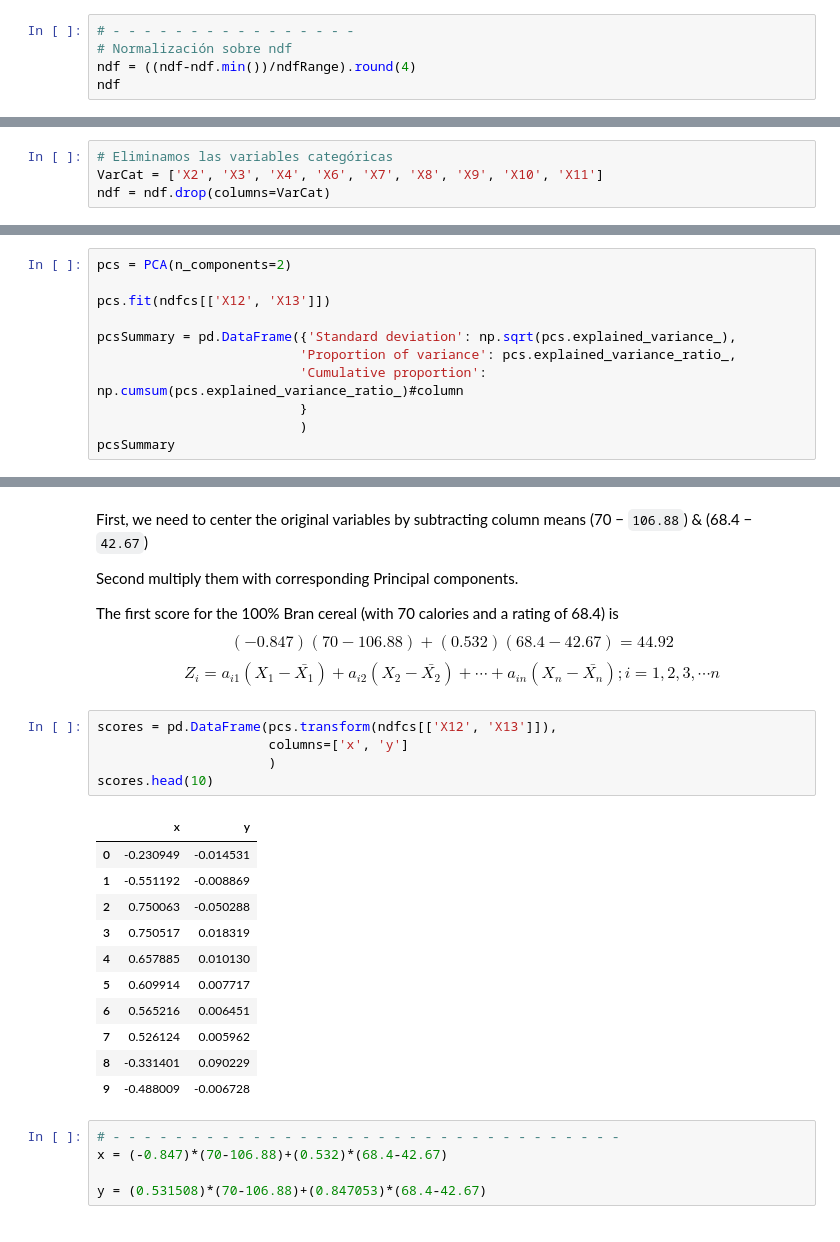
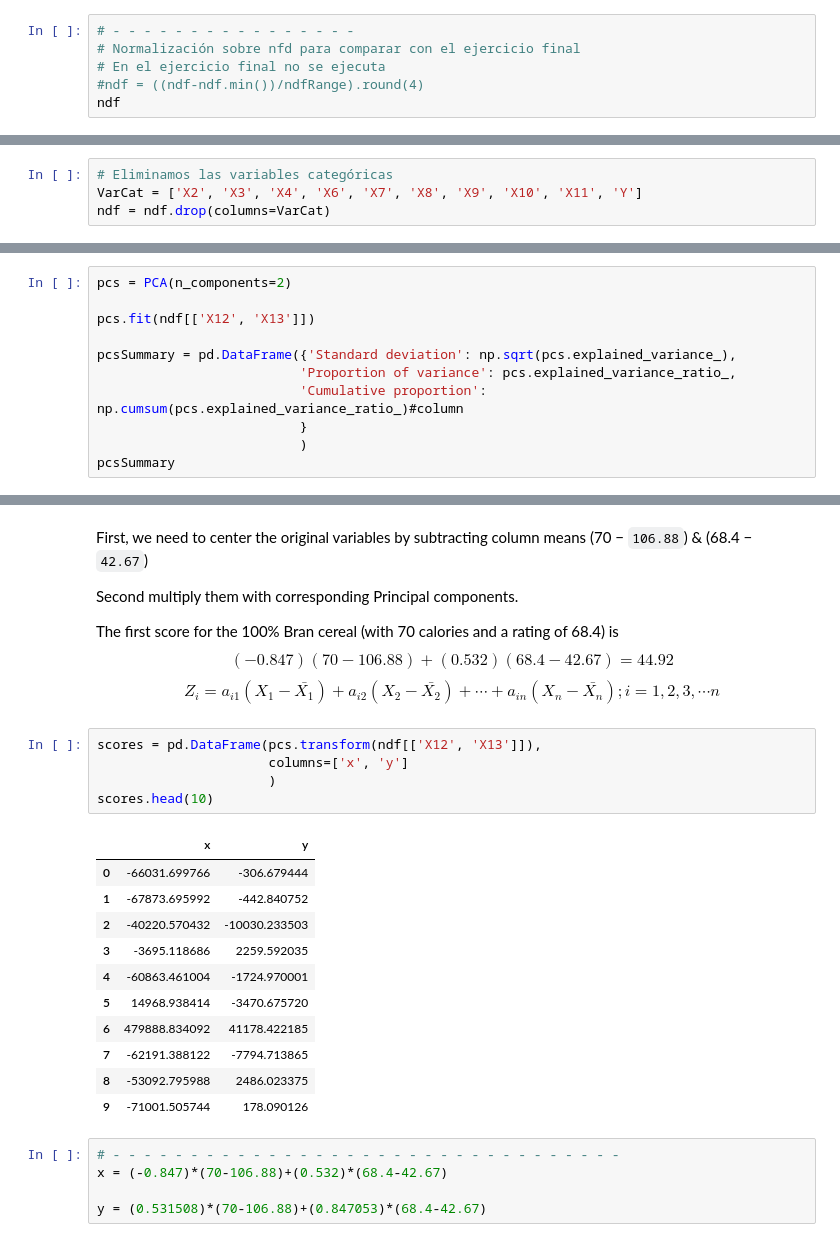
Before and after one commit to PosgradoMNA/actividades-del-projecto-team_59, a Jupyter notebook: Actividad_Sem_04_CD_PCA.ipynb, the cells around one changed output, grey strips where cells are left out. Cells and saved outputs as stored; diff of their text form.

```diff
--- a/Actividad_Sem_04_CD_PCA.ipynb
+++ b/Actividad_Sem_04_CD_PCA.ipynb
@@ -128,8 +104,9 @@ Y            1.0
 dtype: float64
 # %%
 # - - - - - - - - - - - - - - - -
-# Normalización sobre ndf
-ndf = ((ndf-ndf.min())/ndfRange).round(4)
+# Normalización sobre nfd para comparar con el ejercicio final
+# En el ejercicio final no se ejecuta
+#ndf = ((ndf-ndf.min())/ndfRange).round(4)
 ndf
 # %% [output]
 |  | X1 | X2 | X3 | X4 | X5 | X6 | X7 | X8 | X9 | X10 | ... | ... |
@@ -177,7 +154,7 @@ ndf.corr()
 24 rows × 24 columns
 # %%
 # Eliminamos las variables categóricas
-VarCat = ['X2', 'X3', 'X4', 'X6', 'X7', 'X8', 'X9', 'X10', 'X11']
+VarCat = ['X2', 'X3', 'X4', 'X6', 'X7', 'X8', 'X9', 'X10', 'X11', 'Y']
 ndf = ndf.drop(columns=VarCat)
 # %%
 # Obtenemos la correlación del data frame ndf sin las variables categóricas
@@ -481,7 +286,7 @@ from sklearn.decomposition import PCA
 # %%
 pcs = PCA(n_components=2)
 
-pcs.fit(ndfcs[['X12', 'X13']])
+pcs.fit(ndf[['X12', 'X13']])
 
 pcsSummary = pd.DataFrame({'Standard deviation': np.sqrt(pcs.explained_variance_),
                           'Proportion of variance': pcs.explained_variance_ratio_,
@@ -598,22 +403,22 @@ The first score for the 100% Bran cereal (with 70 calories and a rating of 68.4)
 $$( − 0.847)(70 − 106.88) + (0.532)(68.4 − 42.67) = 44.92$$
 $$ Z_i = a_{i1} (X_1 - \bar{X_1}) + a_{i2} (X_2 - \bar{X_2}) + \cdots + a_{in} (X_n - \bar{X_n}) ; i = 1, 2, 3, \cdots n$$
 # %%
-scores = pd.DataFrame(pcs.transform(ndfcs[['X12', 'X13']]),
+scores = pd.DataFrame(pcs.transform(ndf[['X12', 'X13']]),
                       columns=['x', 'y']
                       )
 scores.head(10)
 # %% [output]
 |  | x | y |
-| 0 | -0.230949 | -0.014531 |
-| 1 | -0.551192 | -0.008869 |
-| 2 | 0.750063 | -0.050288 |
-| 3 | 0.750517 | 0.018319 |
-| 4 | 0.657885 | 0.010130 |
-| 5 | 0.609914 | 0.007717 |
-| 6 | 0.565216 | 0.006451 |
-| 7 | 0.526124 | 0.005962 |
-| 8 | -0.331401 | 0.090229 |
-| 9 | -0.488009 | -0.006728 |
+| 0 | -66031.699766 | -306.679444 |
+| 1 | -67873.695992 | -442.840752 |
+| 2 | -40220.570432 | -10030.233503 |
+| 3 | -3695.118686 | 2259.592035 |
+| 4 | -60863.461004 | -1724.970001 |
+| 5 | 14968.938414 | -3470.675720 |
+| 6 | 479888.834092 | 41178.422185 |
+| 7 | -62191.388122 | -7794.713865 |
+| 8 | -53092.795988 | 2486.023375 |
+| 9 | -71001.505744 | 178.090126 |
 # %%
 # - - - - - - - - - - - - - - - - - - - - - - - - - - - - - - - - -
 x = (-0.847)*(70-106.88)+(0.532)*(68.4-42.67)
```
Also changed, not shown: parts of 34 cells of this notebook.
